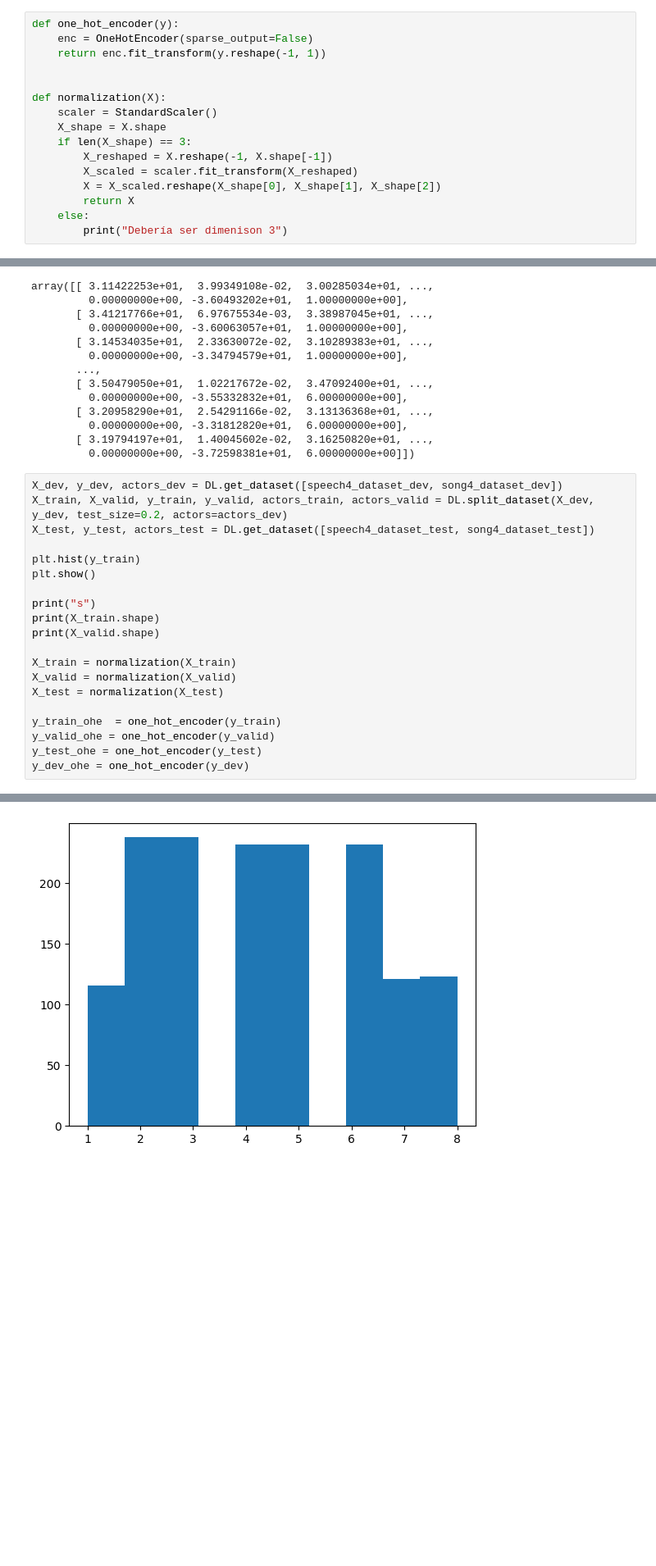
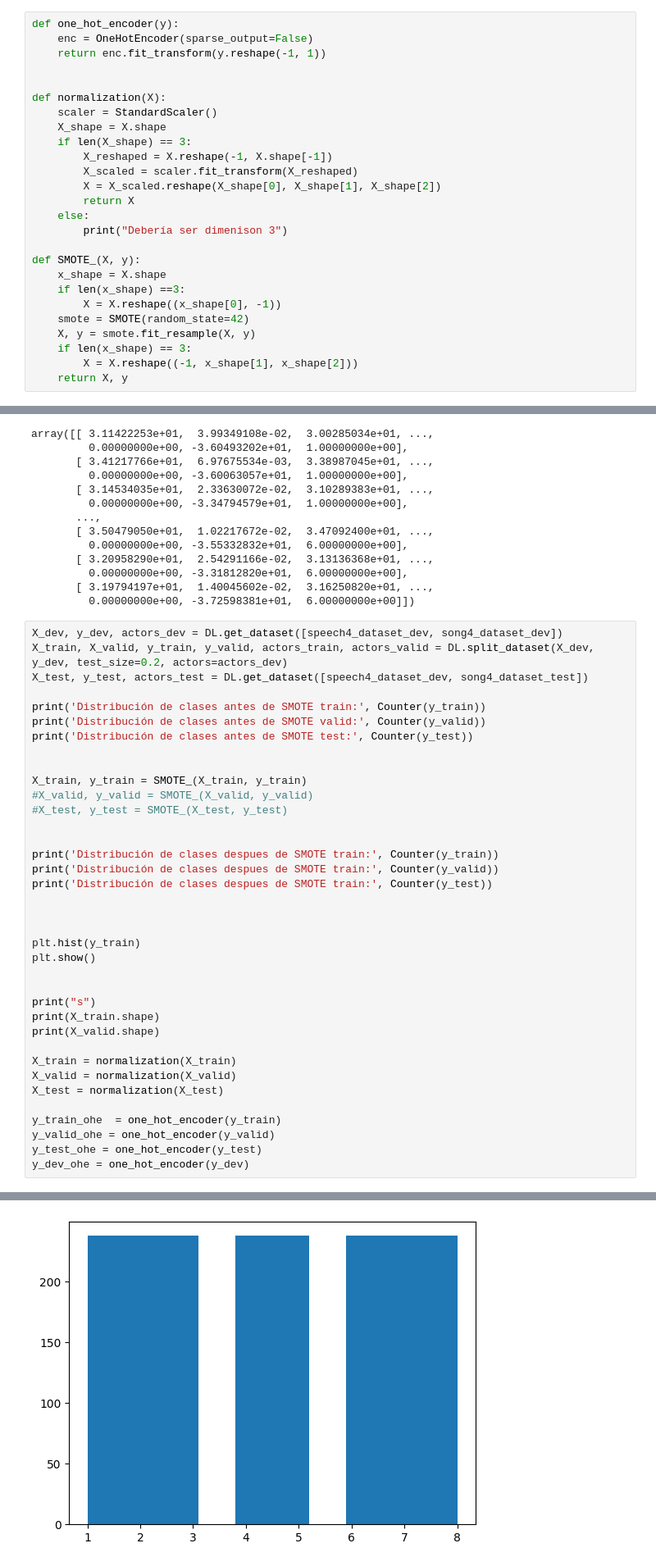
Before and after one commit to castillocande/speech-emotion-recognition-ml, a Jupyter notebook: prueba.ipynb, the cells around one changed output, grey strips where cells are left out. Shown at 82% size. Cells and saved outputs as stored; diff of their text form; blank space fills up the shorter version.

Commit message:
SMOTE y acc 0.6 para lstm

```diff
--- a/prueba.ipynb
+++ b/prueba.ipynb
@@ -65,4 +66,14 @@ def normalization(X):
         return X
     else:
         print("Debería ser dimenison 3")
+
+def SMOTE_(X, y):
+    x_shape = X.shape
+    if len(x_shape) ==3:
+        X = X.reshape((x_shape[0], -1))
+    smote = SMOTE(random_state=42)
+    X, y = smote.fit_resample(X, y)
+    if len(x_shape) == 3:
+        X = X.reshape((-1, x_shape[1], x_shape[2]))
+    return X, y
 # %%
@@ -386,10 +399,27 @@ array([[ 3.11422253e+01,  3.99349108e-02,  3.00285034e+01, ...,
 # %%
 X_dev, y_dev, actors_dev = DL.get_dataset([speech4_dataset_dev, song4_dataset_dev])
 X_train, X_valid, y_train, y_valid, actors_train, actors_valid = DL.split_dataset(X_dev, y_dev, test_size=0.2, actors=actors_dev)
-X_test, y_test, actors_test = DL.get_dataset([speech4_dataset_test, song4_dataset_test])
+X_test, y_test, actors_test = DL.get_dataset([speech4_dataset_dev, song4_dataset_test])
+
+print('Distribución de clases antes de SMOTE train:', Counter(y_train))
+print('Distribución de clases antes de SMOTE valid:', Counter(y_valid))
+print('Distribución de clases antes de SMOTE test:', Counter(y_test))
+
+
+X_train, y_train = SMOTE_(X_train, y_train)
+#X_valid, y_valid = SMOTE_(X_valid, y_valid)
+#X_test, y_test = SMOTE_(X_test, y_test)
+
+
+print('Distribución de clases despues de SMOTE train:', Counter(y_train))
+print('Distribución de clases despues de SMOTE train:', Counter(y_valid))
+print('Distribución de clases despues de SMOTE train:', Counter(y_test))
+
+
 
 plt.hist(y_train)
 plt.show()
+
 
 print("s")
 print(X_train.shape)
@@ -415,2 +451,2 @@ actors shape (520,)
-[figure, old version]
+[figure, new version]
 s
```
Also changed, not shown: parts of 5 cells of this notebook, 1 other file.
